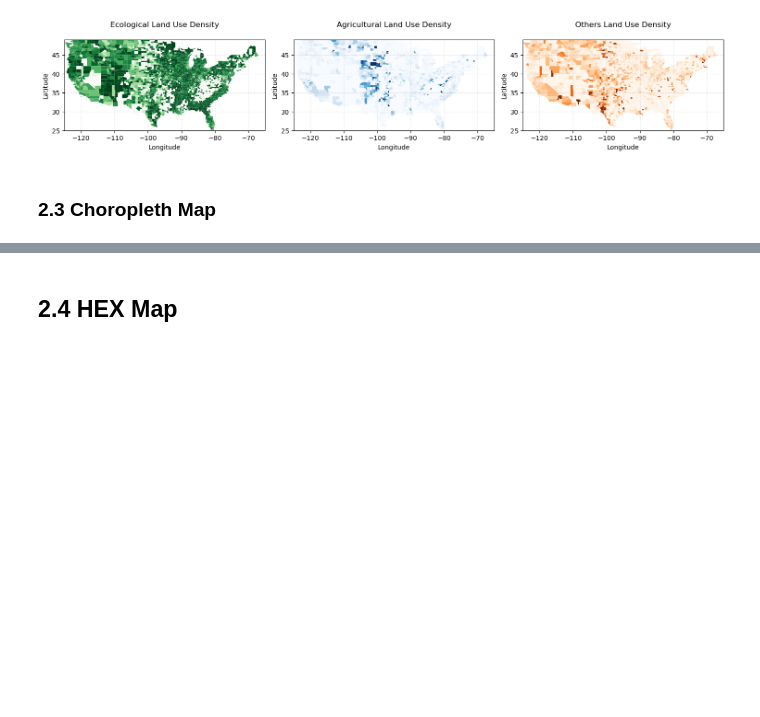
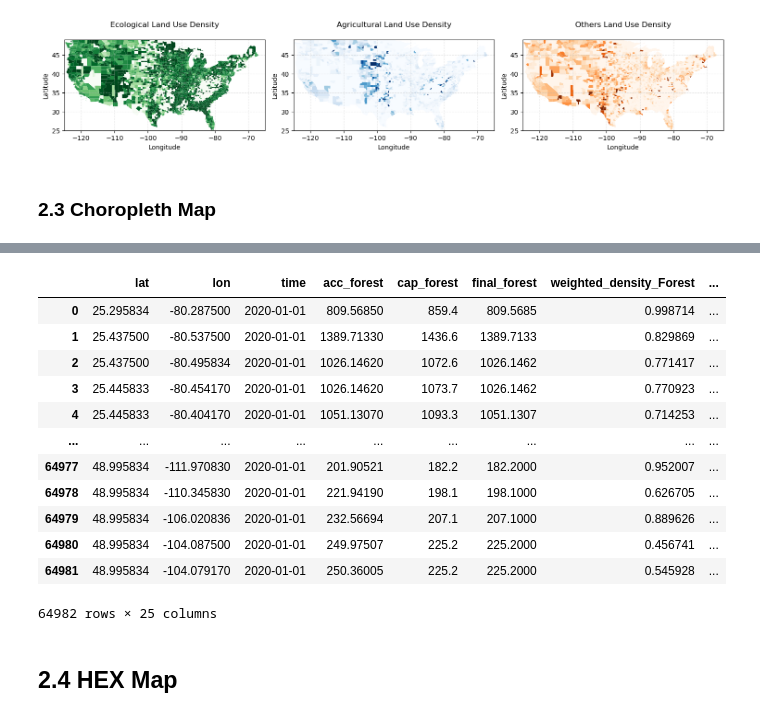
Before and after one commit to px39n/Landuse_Zhong, a Jupyter notebook: 6.3 Figure2_Emission.ipynb, the cells around one changed output, grey strips where cells are left out. Saved outputs shown, nothing was run; the diff lists cells and outputs as text; code cells hidden in the pictures; blank space fills up the shorter version.

```diff
--- a/6.3 Figure2_Emission.ipynb
+++ b/6.3 Figure2_Emission.ipynb
@@ -446,3 +446,19 @@ Calculating county densities for Others type...
+# %%
+df
+# %% [output]
+|  | lat | lon | time | acc_forest | cap_forest | final_forest | weighted_density_Forest | ... |
+| 0 | 25.295834 | -80.287500 | 2020-01-01 | 809.56850 | 859.4 | 809.5685 | 0.998714 | ... |
+| 1 | 25.437500 | -80.537500 | 2020-01-01 | 1389.71330 | 1436.6 | 1389.7133 | 0.829869 | ... |
+| 2 | 25.437500 | -80.495834 | 2020-01-01 | 1026.14620 | 1072.6 | 1026.1462 | 0.771417 | ... |
+| 3 | 25.445833 | -80.454170 | 2020-01-01 | 1026.14620 | 1073.7 | 1026.1462 | 0.770923 | ... |
+| 4 | 25.445833 | -80.404170 | 2020-01-01 | 1051.13070 | 1093.3 | 1051.1307 | 0.714253 | ... |
+| ... | ... | ... | ... | ... | ... | ... | ... | ... |
+| 64977 | 48.995834 | -111.970830 | 2020-01-01 | 201.90521 | 182.2 | 182.2000 | 0.952007 | ... |
+| 64978 | 48.995834 | -110.345830 | 2020-01-01 | 221.94190 | 198.1 | 198.1000 | 0.626705 | ... |
+| 64979 | 48.995834 | -106.020836 | 2020-01-01 | 232.56694 | 207.1 | 207.1000 | 0.889626 | ... |
+| 64980 | 48.995834 | -104.087500 | 2020-01-01 | 249.97507 | 225.2 | 225.2000 | 0.456741 | ... |
+| 64981 | 48.995834 | -104.079170 | 2020-01-01 | 250.36005 | 225.2 | 225.2000 | 0.545928 | ... |
+64982 rows × 25 columns
 # %% [markdown]
 ## 2.4 HEX Map
 # %% [markdown]
```
Also changed, not shown: parts of 1 cell of this notebook, 4 other files.
